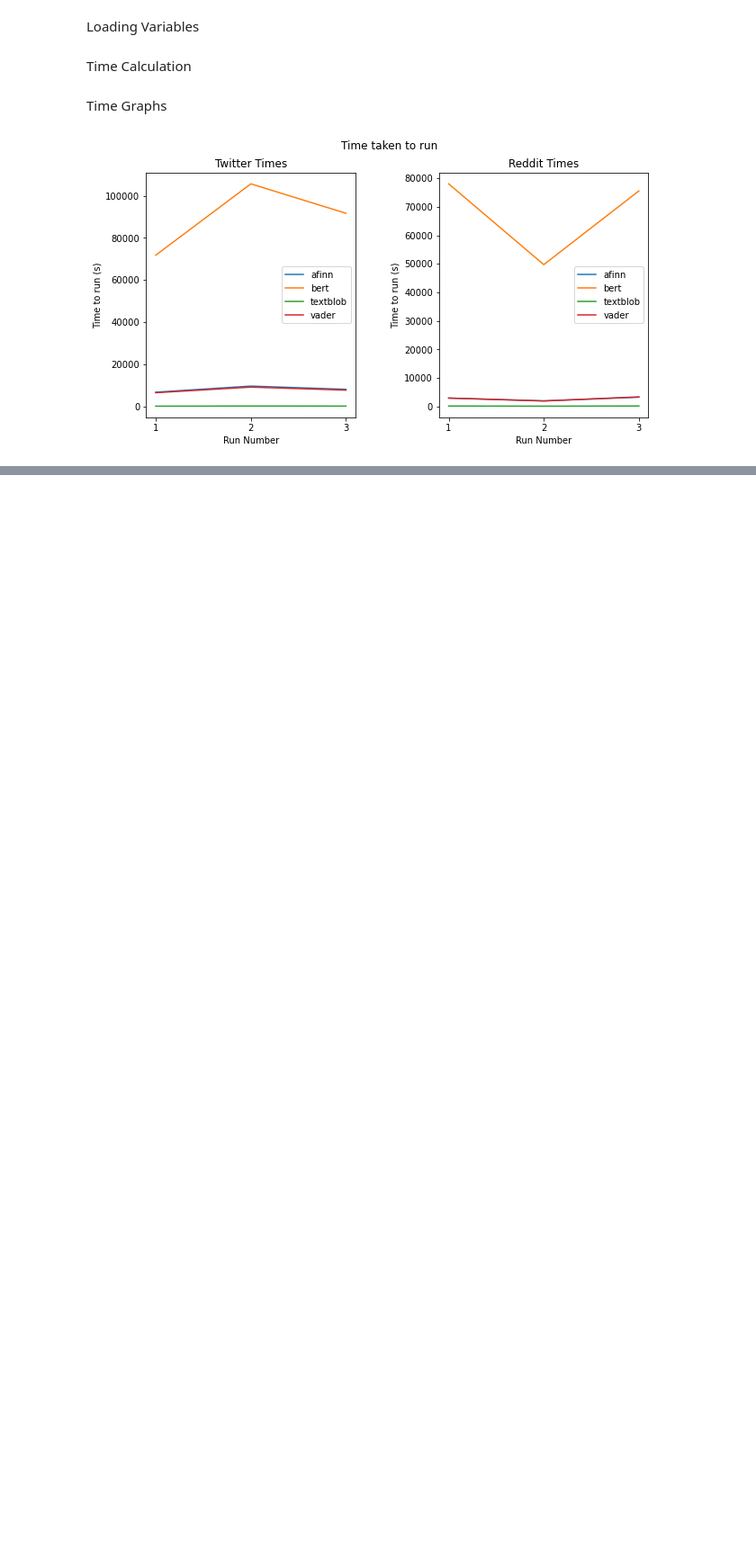
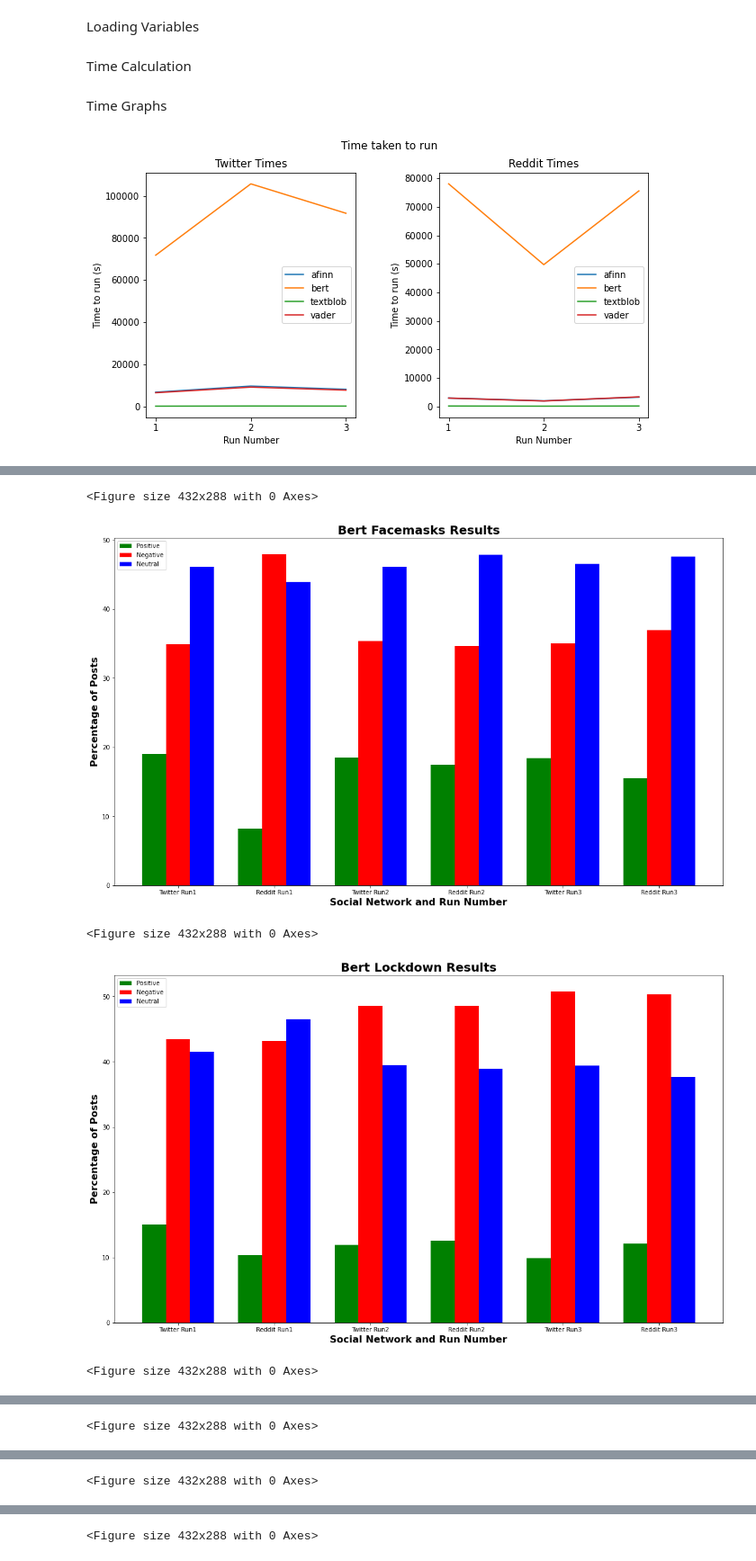
Before and after one commit to craigd00/topic-sentiment-across-sn, a Jupyter notebook: src/sentiment_analysis.ipynb, the cells around one changed output, grey strips where cells are left out. Shown: that part at 90% size. Cells and saved outputs as stored; diff of their text form; code cells hidden in the pictures; blank space fills up the shorter version.

```diff
--- a/src/sentiment_analysis.ipynb
+++ b/src/sentiment_analysis.ipynb
@@ -19,0 +42,8 @@ graph_time(twitter_times, reddit_times, "sentiment_graphs/time_taken.png")
+# %%
+get_library_results(twitter_vars, reddit_vars, "bert")
+# %% [output]
+<Figure size 432x288 with 0 Axes>
+[figure, added]
+<Figure size 432x288 with 0 Axes>
+[figure, added]
+<Figure size 432x288 with 0 Axes>
@@ -19,0 +51 @@ graph_time(twitter_times, reddit_times, "sentiment_graphs/time_taken.png")
+<Figure size 432x288 with 0 Axes>
@@ -19,0 +53 @@ graph_time(twitter_times, reddit_times, "sentiment_graphs/time_taken.png")
+<Figure size 432x288 with 0 Axes>
@@ -19,0 +55 @@ graph_time(twitter_times, reddit_times, "sentiment_graphs/time_taken.png")
+<Figure size 432x288 with 0 Axes>
```
Also changed, not shown: parts of 9 cells of this notebook, 29 other files.
